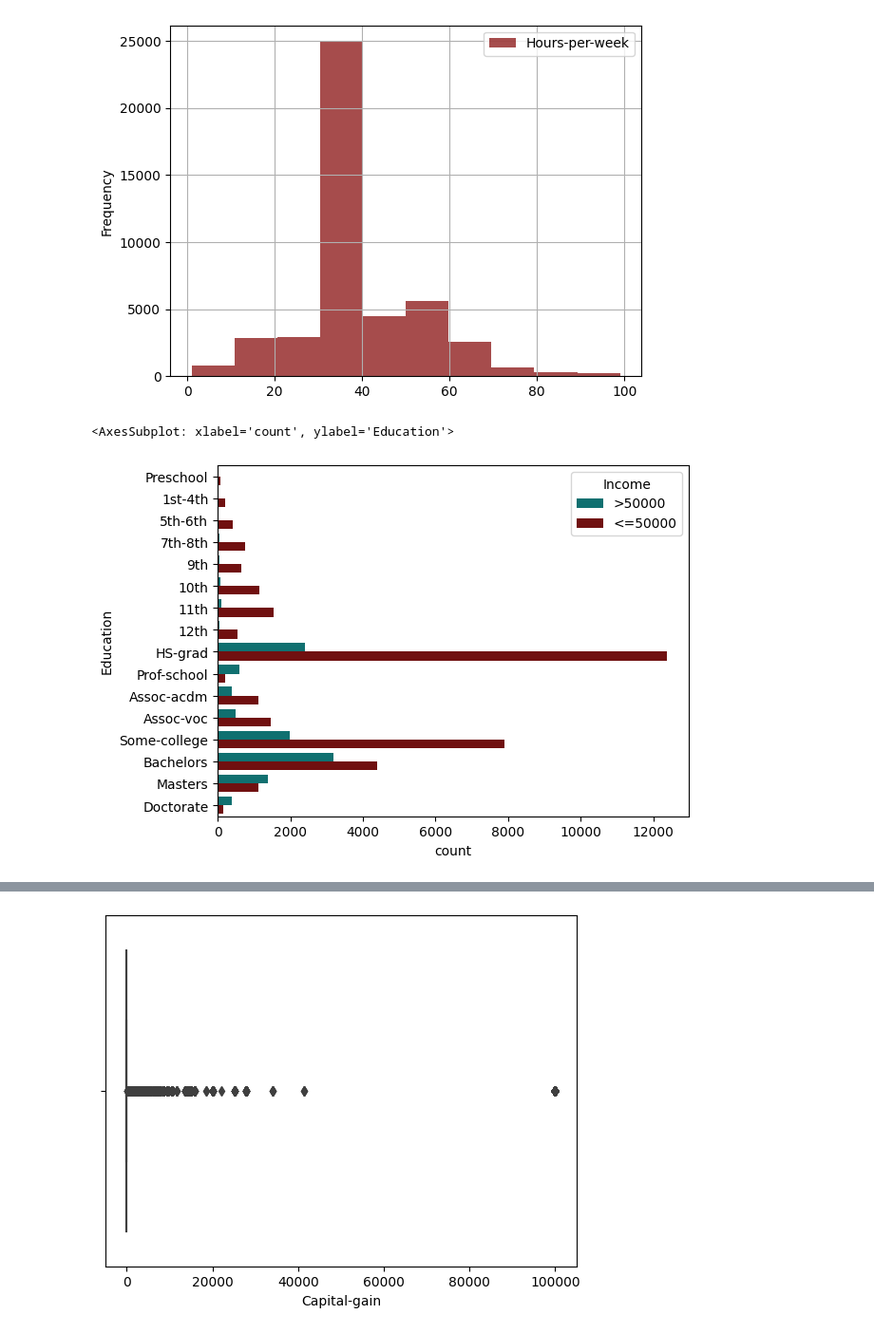
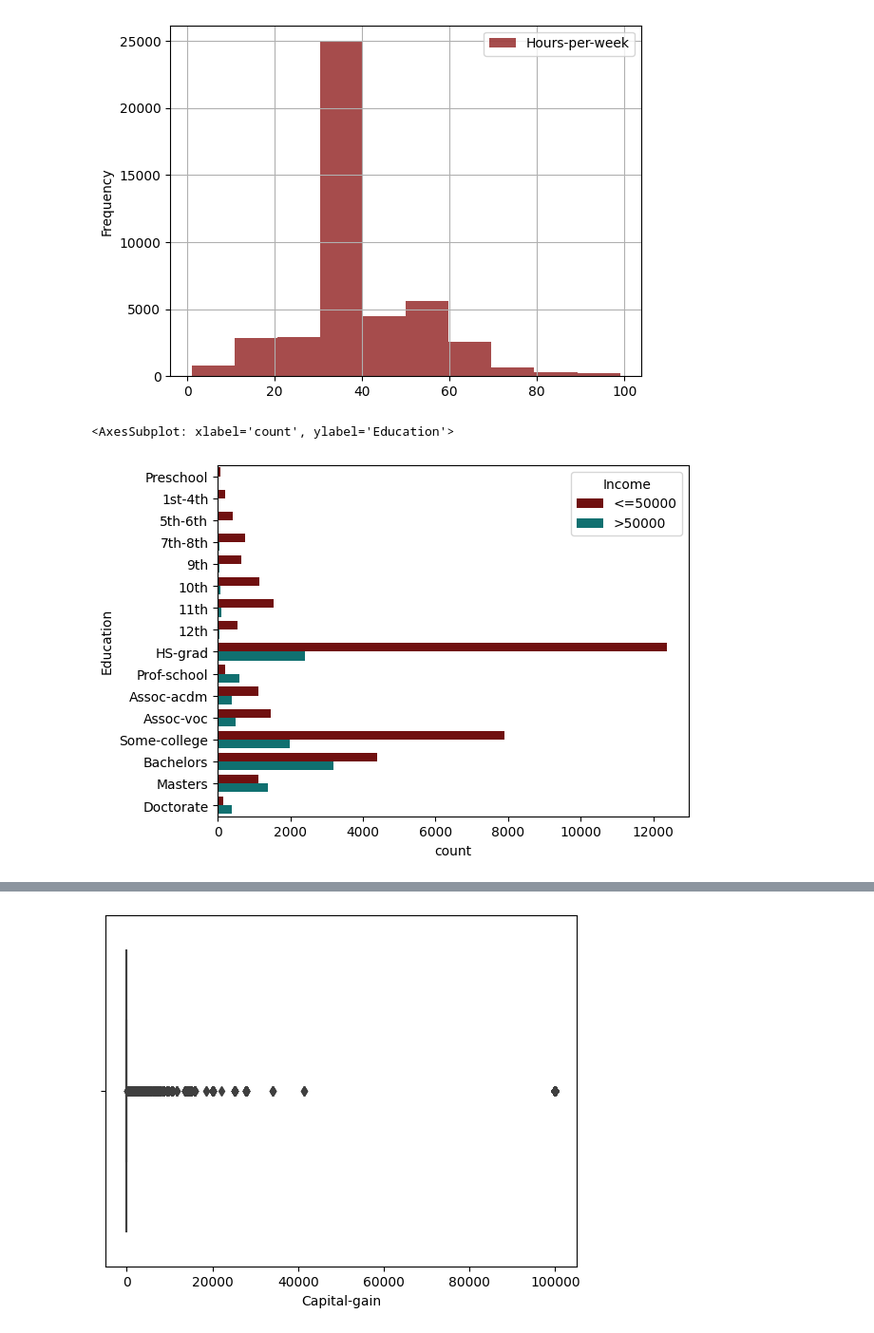
Before and after one commit to MattSchaefer24/machine-learning, a Jupyter notebook: EDA_Final.ipynb, the cells around one changed output, grey strips where cells are left out. Shown: that part at 95% size. Cells and saved outputs as stored; diff of their text form; code cells hidden in the pictures.

```diff
--- a/EDA_Final.ipynb
+++ b/EDA_Final.ipynb
@@ -82,17 +103,17 @@ income_mapping_dict = {
 
 df["Income"] = df["Income"].map(income_mapping_dict)
 # %%
-#ordered correctly
+#Categorical features compared with Income
 ed = df[['Education']]
 
 #unique = np.unique(ed)
 
 correctOrder = ['Preschool', '1st-4th', '5th-6th', '7th-8th',
 '9th', '10th', '11th', '12th', 'HS-grad', 'Prof-school', 'Assoc-acdm', 'Assoc-voc', 'Some-college', 'Bachelors', 'Masters', 'Doctorate']
 
-defaultPalette = sns.color_palette(["#008080", '#800000'])
+defaultPalette = sns.color_palette(["#800000", '#008080'])
 
 sns.countplot(y = 'Education', data = df, order = correctOrder, hue = 'Income', palette= defaultPalette)
 # %% [output]
 <AxesSubplot: xlabel='count', ylabel='Education'>
-[figure, old version]
+[figure, new version]
```
Also changed, not shown: parts of 7 cells of this notebook, 2 other files.
